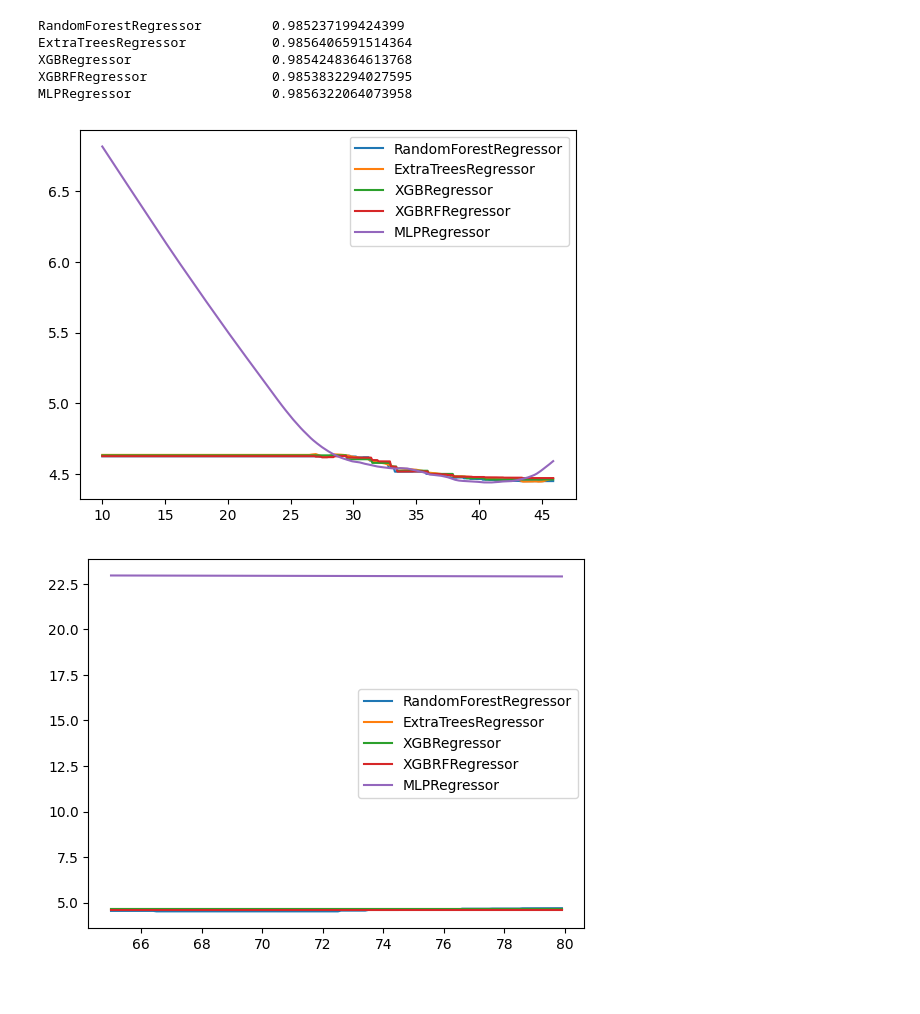
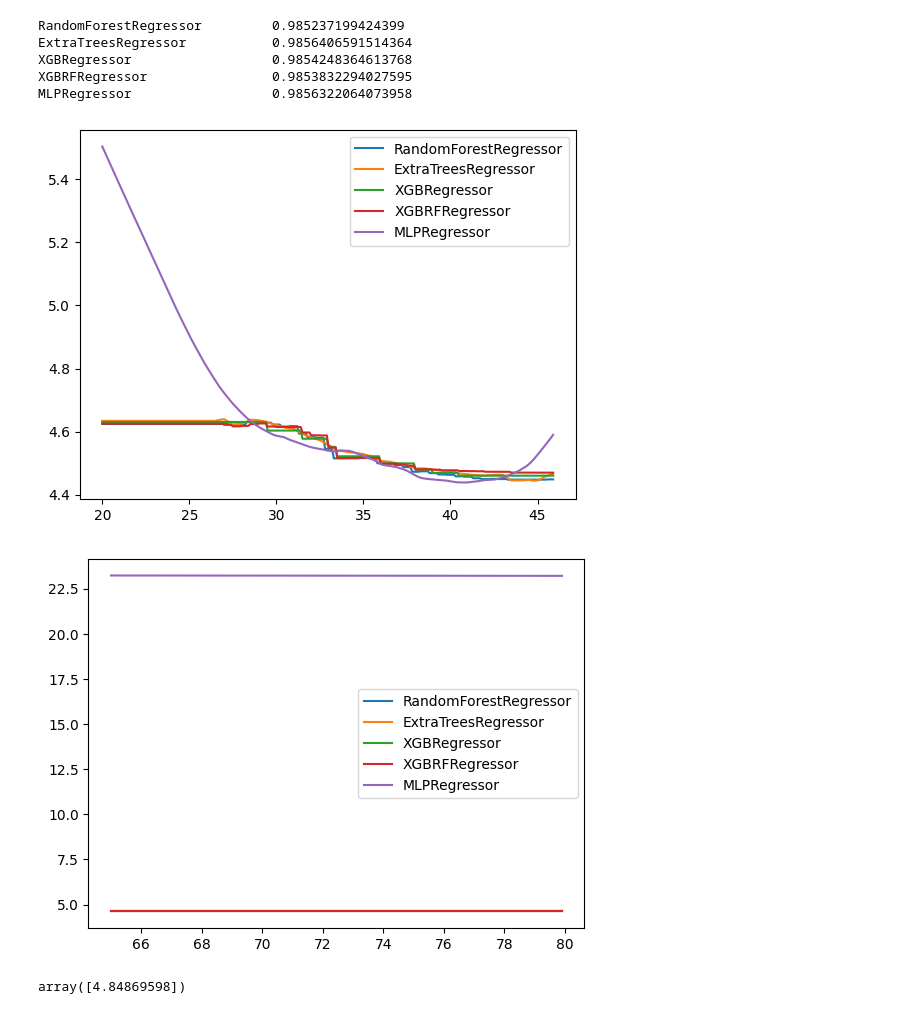
Before and after one commit to kw-00/athlete-analysis, a Jupyter notebook: model_selection.ipynb, the cells around one changed output. Saved outputs shown, nothing was run; the diff lists cells and outputs as text; code cells hidden in the pictures.

Commit message:
Fix model visualization

```diff
--- a/model_selection.ipynb
+++ b/model_selection.ipynb
@@ -90,18 +90,18 @@ XGBRFRegressor                0.9853832294027595
 MLPRegressor                  0.9856322064073958
 # %%
 
-vertical = list(np.arange(10, 46, 0.1))
+vertical = list(np.arange(20, 46, 0.1))
 my_data = pd.DataFrame({
     "Vertical": vertical,
     "Ht": [70] * len(vertical),
 })
 my_data = scaler.transform(my_data)
 
 for key, model in models.items():
     prediction = model.predict(my_data)
     plt.plot(vertical, prediction, label=key)
 
 plt.legend()
 plt.show()
 # %% [output]
-[figure, old version]
+[figure, new version]
@@ -112,17 +114,28 @@ my_data = pd.DataFrame({
     "Vertical": [35] * len(ht),
     "Ht": ht,
 })
+my_data = scaler.transform(my_data)
 for key, model in models.items():
-    my_data = scaler.transform(my_data)
     prediction = model.predict(my_data)
     plt.plot(ht, prediction, label=key)
 
 plt.legend()
 plt.show()
 # %% [output]
-[figure, old version]
+[figure, new version]
 # %%
 import pickle
 
 with open("models.pickle", "wb") as file:
     pickle.dump(models, file)
+# %%
+d = pd.DataFrame({
+    "Vertical": [35],
+    "Ht": [80]
+})
+
+d = scaler.transform(d)
+
+models["MLPRegressor"].predict(d)
+# %% [output]
+array([4.84869598])
```
Also changed, not shown: parts of 1 cell of this notebook.
